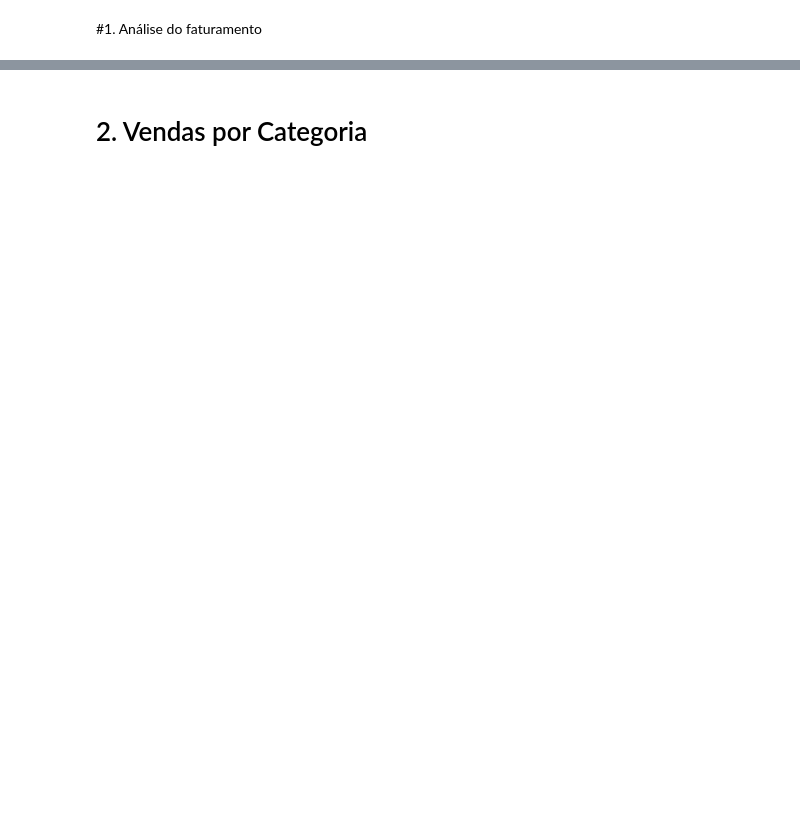
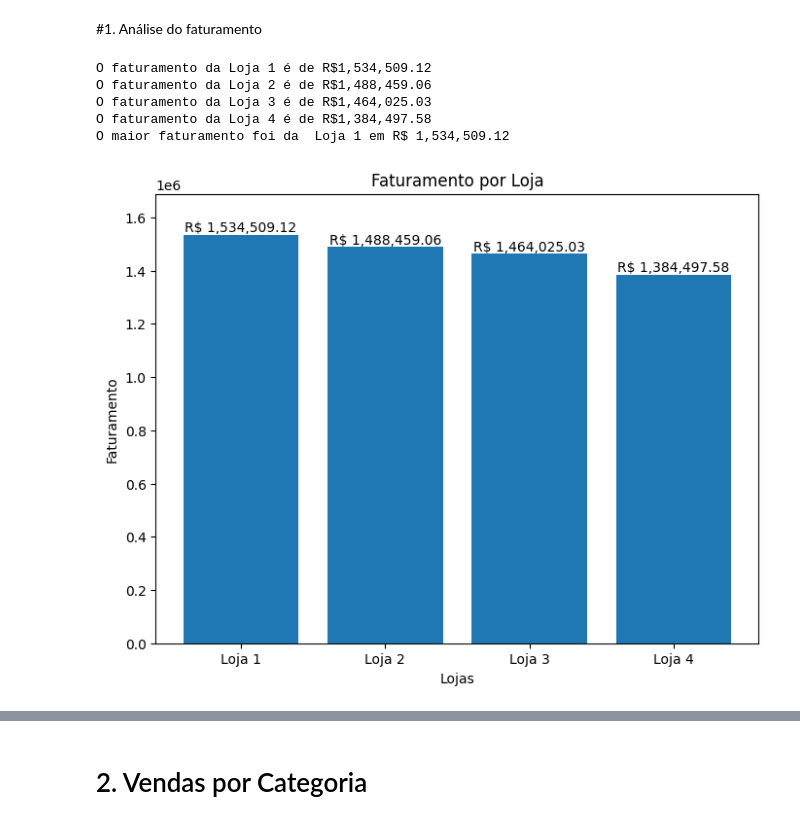
Before and after one commit to icaroandri/Desafio-do-amigo-secreto, a Jupyter notebook: AluraStoreBr.ipynb, the cells around one changed output, grey strips where cells are left out. Saved outputs shown, nothing was run; the diff lists cells and outputs as text; code cells hidden in the pictures; blank space fills up the shorter version.

```diff
--- a/AluraStoreBr.ipynb
+++ b/AluraStoreBr.ipynb
@@ -25,3 +25,56 @@ loja.head()
 | 4 | Cadeira de escritório | moveis | 446.99 | 26.964689 | 07/11/2020 | Larissa Alves | MG | ... |
 # %% [markdown]
 #1. Análise do faturamento
+# %%
+
+faturamentos = {
+    'Loja 1': loja['Preço'].sum(),
+    'Loja 2': loja2['Preço'].sum(),
+    'Loja 3': loja3['Preço'].sum(),
+    'Loja 4': loja4['Preço'].sum()
+}
+
+
+# Alterar o nome da variável para evitar sobrescrever o DataFrame 'loja'
+for nome_loja, faturamento in faturamentos.items():
+    print(f'O faturamento da {nome_loja} é de R${faturamento:,.2f}')
+
+loja_maior_faturamento = max(faturamentos, key=faturamentos.get)
+
+print(f'O maior faturamento foi da  {loja_maior_faturamento} em R$ {faturamentos[loja_maior_faturamento]:,.2f}')
+
+
+import matplotlib.pyplot as plt
+
+plt.clf()
+plt.cla()
+plt.close('all')
+
+faturamentos = {
+    'Loja 1': 1534509.12,
+    'Loja 2': 1488459.06,
+    'Loja 3': 1464025.03,
+    'Loja 4': 1384497.58
+}
+
+chaves = list(faturamentos.keys())
+valores = list(faturamentos.values())
+
+plt.figure(figsize=(8,6))
+plt.bar(chaves, valores)
+plt.ylim(0, max(valores)*1.1)
+plt.xlabel('Lojas')
+plt.ylabel('Faturamento')
+plt.title('Faturamento por Loja')
+
+for i, v in enumerate(valores):
+    plt.text(i, v, f'R$ {v:,.2f}', ha='center', va='bottom')
+
+plt.show()
+# %% [output]
+O faturamento da Loja 1 é de R$1,534,509.12
+O faturamento da Loja 2 é de R$1,488,459.06
+O faturamento da Loja 3 é de R$1,464,025.03
+O faturamento da Loja 4 é de R$1,384,497.58
+O maior faturamento foi da  Loja 1 em R$ 1,534,509.12
+[figure, added]
```
Also changed, not shown: parts of 7 cells of this notebook.
